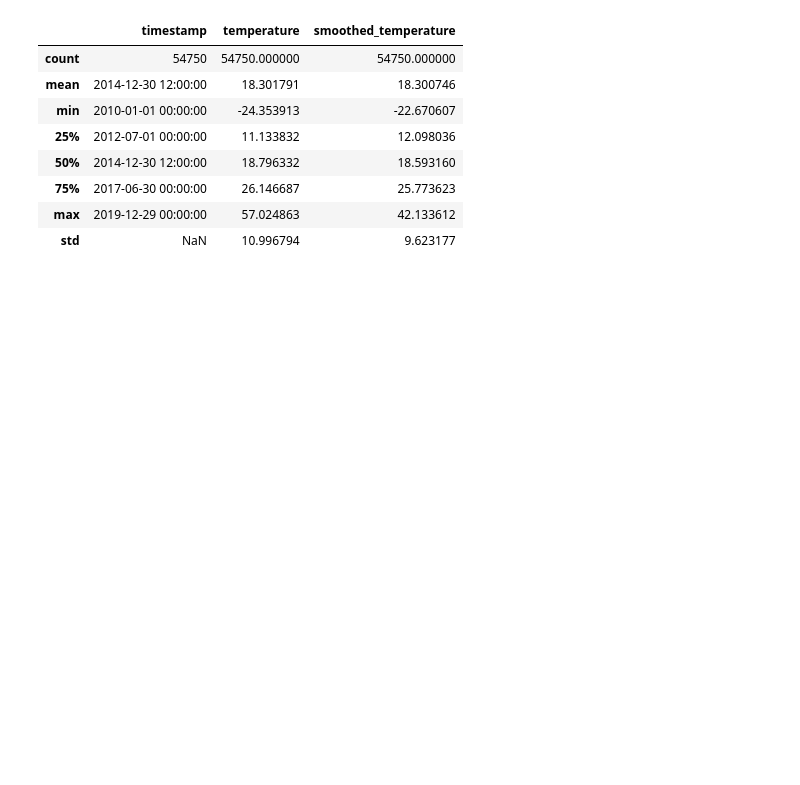
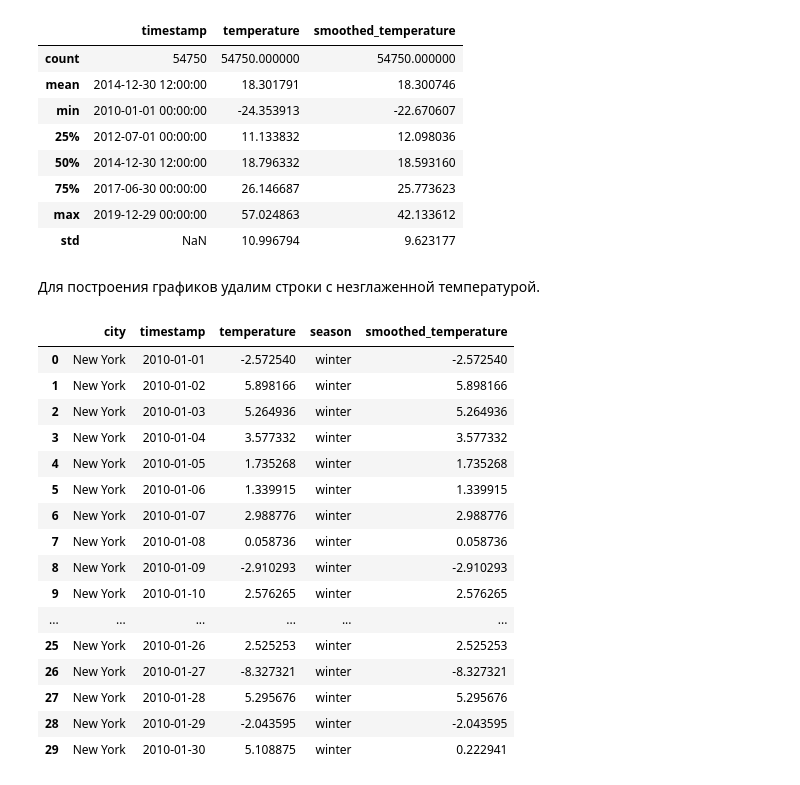
Before and after one commit to vasilyryabtsev/temperature-data, a Jupyter notebook: historical_data_analysis.ipynb, the cells around one changed output. Cells and saved outputs as stored; diff of their text form; code cells hidden in the pictures; blank space fills up the shorter version.

```diff
--- a/historical_data_analysis.ipynb
+++ b/historical_data_analysis.ipynb
@@ -134,3 +134,25 @@ data.describe()
 | 75% | 2017-06-30 00:00:00 | 26.146687 | 25.773623 |
 | max | 2019-12-29 00:00:00 | 57.024863 | 42.133612 |
 | std | NaN | 10.996794 | 9.623177 |
+# %% [markdown]
+Для построения графиков удалим строки с незглаженной температурой.
+# %%
+data.head(30)
+# %% [output]
+|  | city | timestamp | temperature | season | smoothed_temperature |
+| 0 | New York | 2010-01-01 | -2.572540 | winter | -2.572540 |
+| 1 | New York | 2010-01-02 | 5.898166 | winter | 5.898166 |
+| 2 | New York | 2010-01-03 | 5.264936 | winter | 5.264936 |
+| 3 | New York | 2010-01-04 | 3.577332 | winter | 3.577332 |
+| 4 | New York | 2010-01-05 | 1.735268 | winter | 1.735268 |
+| 5 | New York | 2010-01-06 | 1.339915 | winter | 1.339915 |
+| 6 | New York | 2010-01-07 | 2.988776 | winter | 2.988776 |
+| 7 | New York | 2010-01-08 | 0.058736 | winter | 0.058736 |
+| 8 | New York | 2010-01-09 | -2.910293 | winter | -2.910293 |
+| 9 | New York | 2010-01-10 | 2.576265 | winter | 2.576265 |
+| ... | ... | ... | ... | ... | ... |
+| 25 | New York | 2010-01-26 | 2.525253 | winter | 2.525253 |
+| 26 | New York | 2010-01-27 | -8.327321 | winter | -8.327321 |
+| 27 | New York | 2010-01-28 | 5.295676 | winter | 5.295676 |
+| 28 | New York | 2010-01-29 | -2.043595 | winter | -2.043595 |
+| 29 | New York | 2010-01-30 | 5.108875 | winter | 0.222941 |
```
Also changed, not shown: parts of 4 cells of this notebook.
